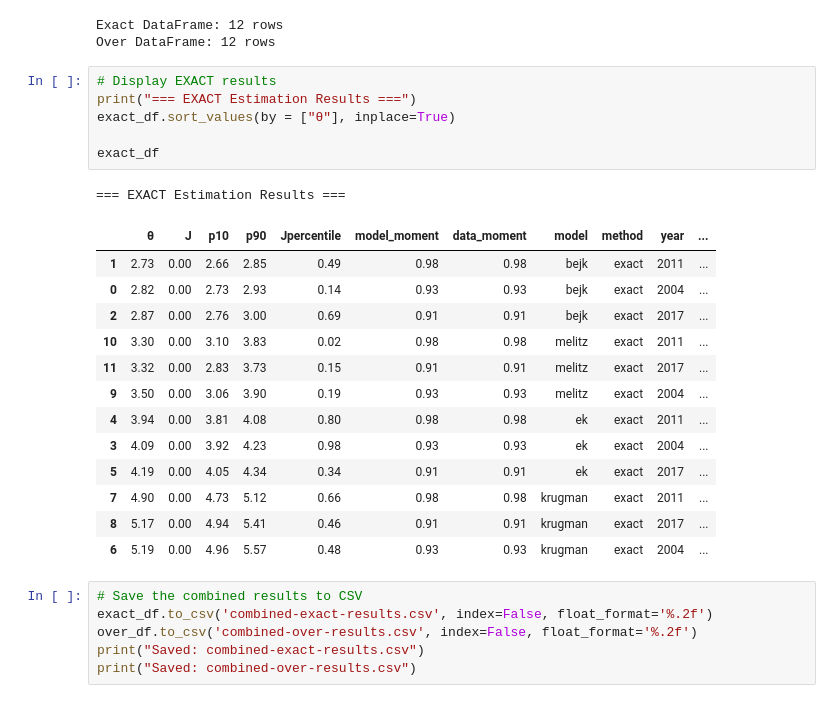
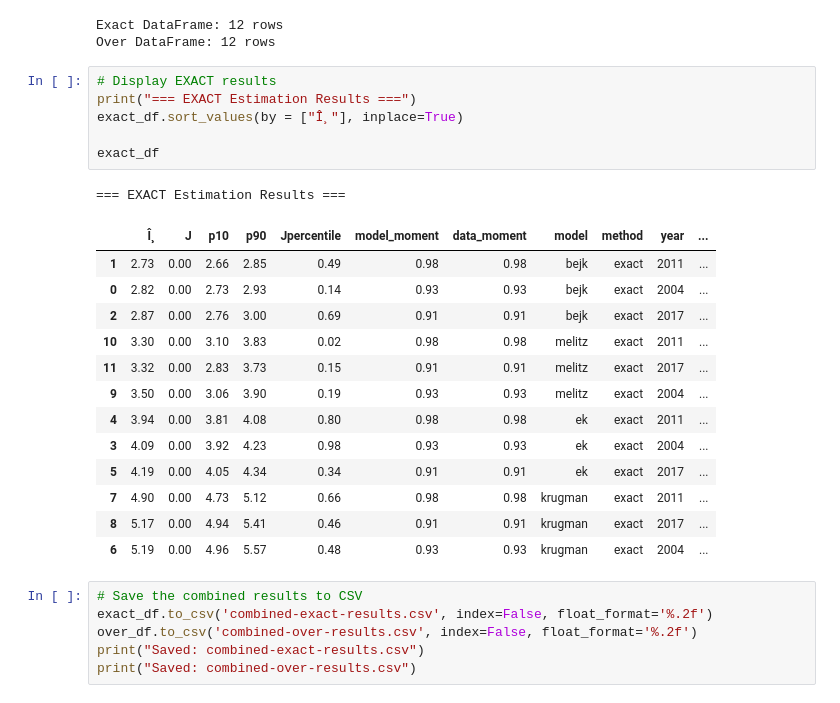
Before and after one commit to mwaugh0328/trade-models-trade-elasticities, a Jupyter notebook: summary-results/combine-results.ipynb, the cells around one changed output. Saved outputs shown, nothing was run; the diff lists cells and outputs as text.

```diff
--- a/summary-results/combine-results.ipynb
+++ b/summary-results/combine-results.ipynb
@@ -91,12 +91,12 @@ Over DataFrame: 12 rows
 # %%
 # Display EXACT results
 print("=== EXACT Estimation Results ===")
-exact_df.sort_values(by = ["θ"], inplace=True)
+exact_df.sort_values(by = ["Î¸"], inplace=True)
 
 exact_df
 # %% [output]
 === EXACT Estimation Results ===
-|  | θ | J | p10 | p90 | Jpercentile | model_moment | data_moment | model | method | year | ... |
+|  | Î¸ | J | p10 | p90 | Jpercentile | model_moment | data_moment | model | method | year | ... |
 | 1 | 2.73 | 0.00 | 2.66 | 2.85 | 0.49 | 0.98 | 0.98 | bejk | exact | 2011 | ... |
 | 0 | 2.82 | 0.00 | 2.73 | 2.93 | 0.14 | 0.93 | 0.93 | bejk | exact | 2004 | ... |
 | 2 | 2.87 | 0.00 | 2.76 | 3.00 | 0.69 | 0.91 | 0.91 | bejk | exact | 2017 | ... |
```
Also changed, not shown: parts of 4 cells of this notebook, 29 other files.
